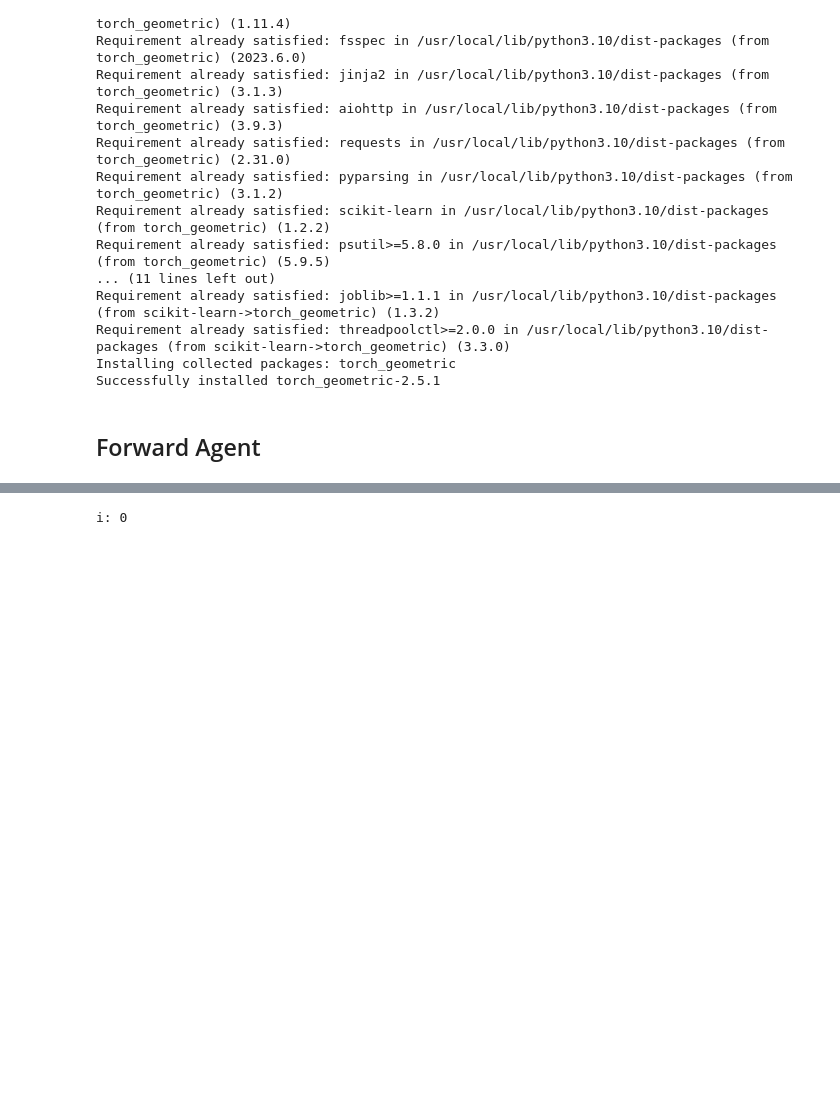
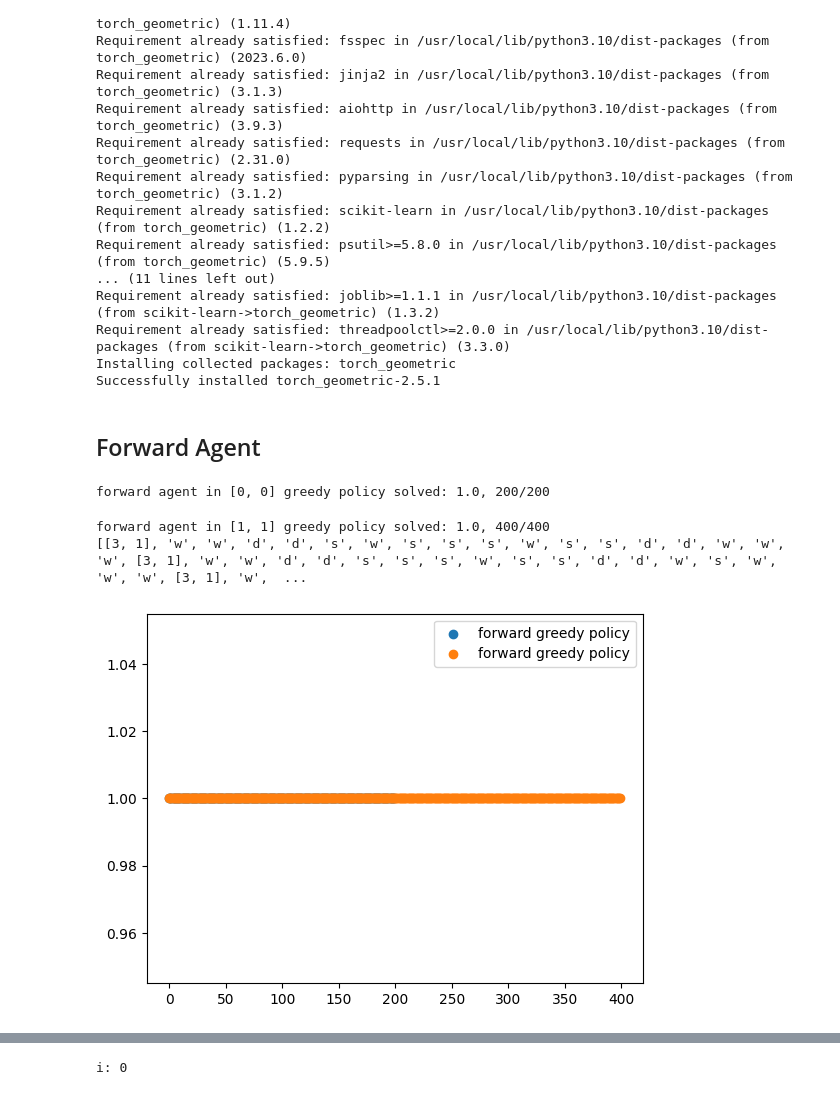
Before and after one commit to paulkroe/SokobanSolver, a Jupyter notebook: GNN_agent.ipynb, the cells around one changed output, grey strips where cells are left out. Cells and saved outputs as stored; diff of their text form; code cells hidden in the pictures; blank space fills up the shorter version.

```diff
--- a/GNN_agent.ipynb
+++ b/GNN_agent.ipynb
@@ -209,11 +211,16 @@ class ForwardAgent():
 # %%
 torch.manual_seed(40)
 random.seed(40)
 np.random.seed(40)
 forwardagent = ForwardAgent()
-# forwardagent.train_backward_agent(number_of_episodes=20,start=9,end=9)
-wins, moves = forwardagent.train(number_of_episodes=50, start=0, end=0)
+wins, moves = forwardagent.train(number_of_episodes=200, start=0, end=0)
+wins, moves = forwardagent.train(number_of_episodes=400, start=1, end=1)
 print(moves)
+# %% [output]
+forward agent in [0, 0] greedy policy solved: 1.0, 200/200
+forward agent in [1, 1] greedy policy solved: 1.0, 400/400
+[[3, 1], 'w', 'w', 'd', 'd', 's', 'w', 's', 's', 's', 'w', 's', 's', 'd', 'd', 'w', 'w', 'w', [3, 1], 'w', 'w', 'd', 'd', 's', 's', 's', 'w', 's', 's', 'd', 'd', 'w', 's', 'w', 'w', 'w', [3, 1], 'w',  ...
+[figure, added]
 # %%
 for lr in [0.0001]:
   torch.manual_seed(40)
```
Also changed, not shown: parts of 3 cells of this notebook.
